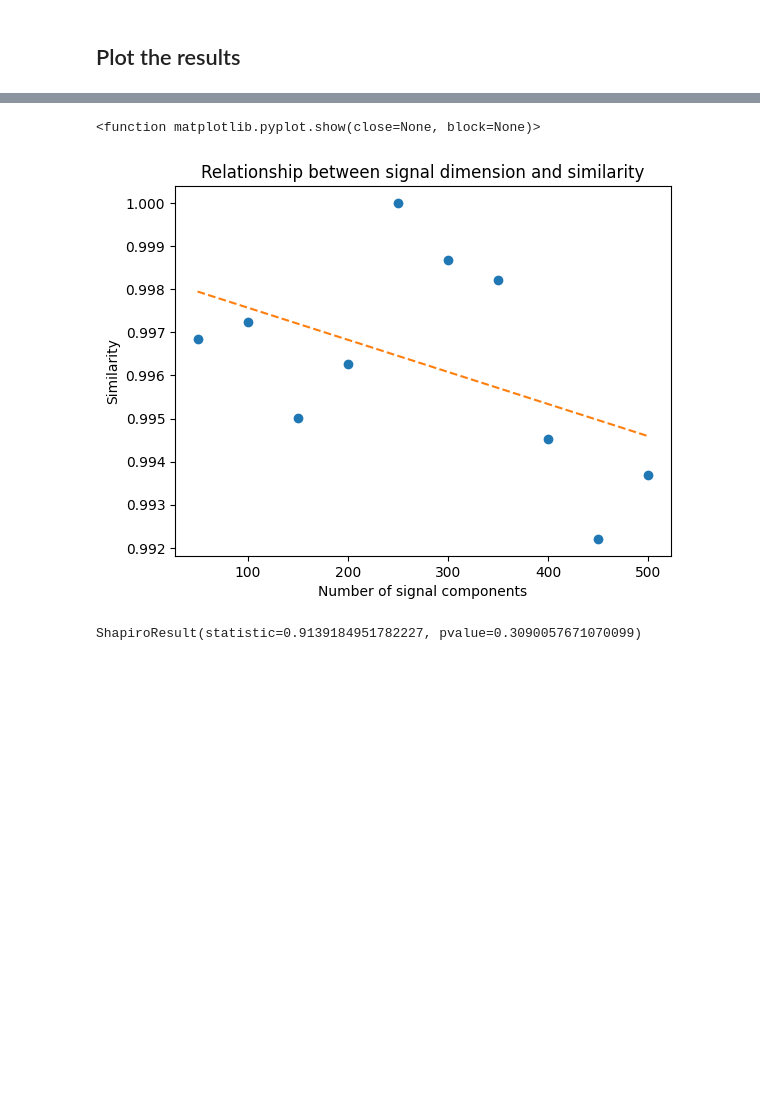
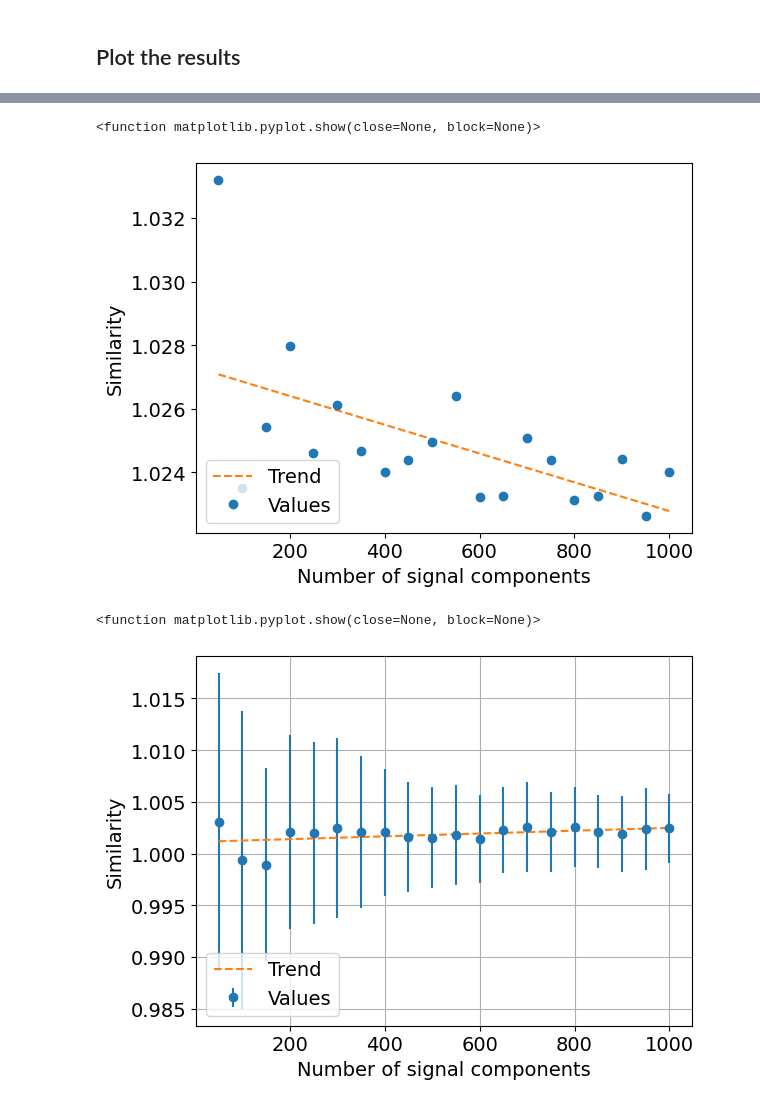
Before and after one commit to Stefano-Vanerio/quantumSparseAlgorithms, a Jupyter notebook: Error Variation.ipynb, the cells around one changed output, grey strips where cells are left out. Drawn from its saved outputs; the diff is of its cells as text; code cells hidden in the pictures; blank space fills up the shorter version.

```diff
--- a/Error Variation.ipynb
+++ b/Error Variation.ipynb
@@ -83,0 +118,2 @@ q_mean
+# %%
+class_res_full= list(data[0]["class_residuals_full"])
@@ -110,22 +205,41 @@ array([ 50, 100, 150, 200, 250, 300, 350, 400, 450, 500])
 # %%
 from matplotlib import pyplot as plt
 
-plt.errorbar(components, sim_mean[1],label='Value', linestyle='none', marker="o")
-z = np.polyfit(components, sim_mean[1], 1)
+plt.errorbar(components, sim_mean[9],label='Values', linestyle='none', marker="o")
+z = np.polyfit(components, sim_mean[9], 1)
 p = np.poly1d(z)
-plt.plot(components, p(components), label='Mean', linestyle='--')
-plt.title("Relationship between signal dimension and similarity")
+plt.plot(components, p(components), label='Trend', linestyle='--')
 plt.xlabel("Number of signal components")
 plt.ylabel("Similarity")
-img_name = 'dimdep_' + kind +'_' + "{:.2f}".format(xi) + '.png'
-# 'dimdep_QOMP_0.01.png'
+img_name = 'dimdep_' +kind +'_' + "{:.2f}".format(xi)+'_' + "{:.2f}".format(step) +'_' + "{:.2f}".format(size) +'_' + "{:.2f}".format(iterations) + '0.01.png'
+plt.legend(loc='lower left')
 plt.savefig(img_name, bbox_inches='tight')
 plt.show
 # %% [output]
 <function matplotlib.pyplot.show(close=None, block=None)>
-[figure, old version]
+[figure, new version]
-# %%
-import scipy as sc
-sc.stats.shapiro(sim_mean[0])
-# %% [output]
-ShapiroResult(statistic=0.9139184951782227, pvalue=0.3090057671070099)
+# %%
+dimdep_mean=[]
+dimdep_std=[]
+for i in range(0, 20, 1):
+    dimdep_mean.append(np.mean(overall_sim[2][i*100:(i+1)*100]))
+    dimdep_std.append(np.std(overall_sim[2][i*100:(i+1)*100]))
+dimdep_std[0]=dimdep_std[1]
+# %%
+from matplotlib import pyplot as plt
+
+plt.errorbar(components, dimdep_mean, dimdep_std,label='Values', linestyle='none', marker="o")
+z = np.polyfit(components, dimdep_mean, 1)
+p = np.poly1d(z)
+plt.plot(components, p(components), label='Trend', linestyle='--')
+plt.xlabel("Number of signal components")
+plt.ylabel("Similarity")
+plt.grid()
+img_name = 'dimdep_' +kind +'_' + "{:.2f}".format(xi)+'_' + "{:.2f}".format(step) +'_' + "{:.2f}".format(size) +'_' + "{:.2f}".format(iterations) + '0.01.pdf'
+# 'dimdep_QOMP_0.01.png'
+plt.legend(loc='lower left')
+plt.savefig(img_name, bbox_inches='tight')
+plt.show
+# %% [output]
+<function matplotlib.pyplot.show(close=None, block=None)>
+[figure, added]
```
Also changed, not shown: parts of 17 cells of this notebook, 8 other files.
